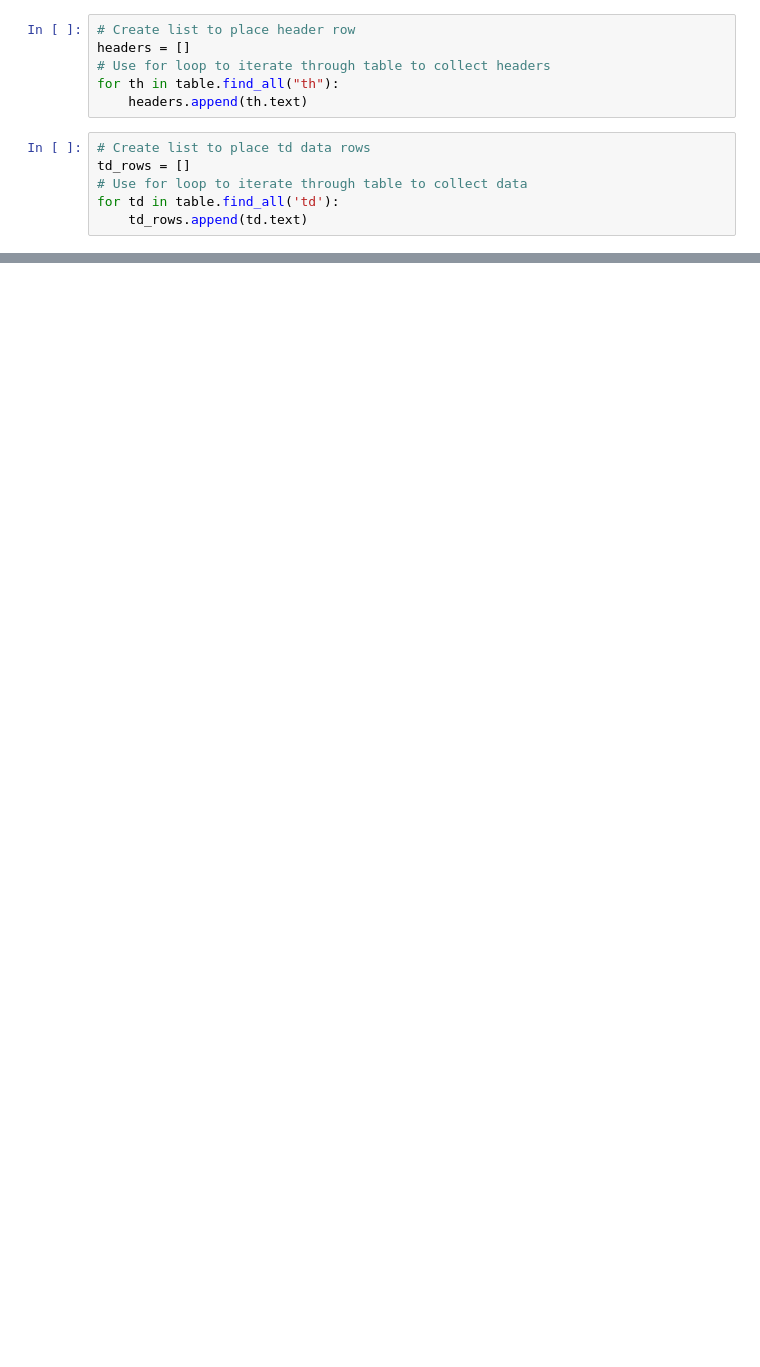
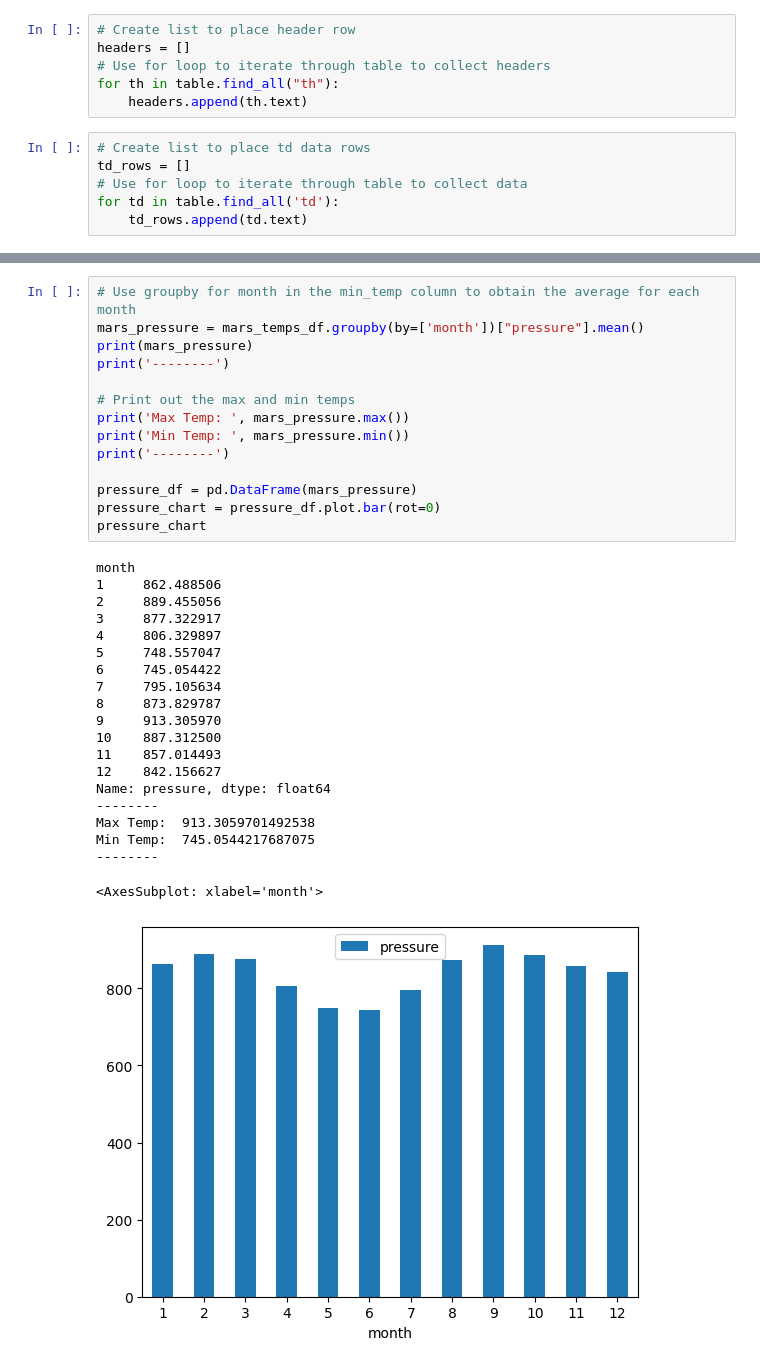
Before and after one commit to midwestbotanist/Mission-to-Mars, a Jupyter notebook: mars_data_challenge_part_2.ipynb, the cells around one changed output, grey strips where cells are left out. Cells and saved outputs as stored; diff of their text form; blank space fills up the shorter version.

```diff
--- a/mars_data_challenge_part_2.ipynb
+++ b/mars_data_challenge_part_2.ipynb
@@ -115,0 +177,35 @@ pressure
+# %%
+# Use groupby for month in the min_temp column to obtain the average for each month
+mars_pressure = mars_temps_df.groupby(by=['month'])["pressure"].mean()
+print(mars_pressure)
+print('--------')
+
+# Print out the max and min temps
+print('Max Temp: ', mars_pressure.max())
+print('Min Temp: ', mars_pressure.min())
+print('--------')
+
+pressure_df = pd.DataFrame(mars_pressure)
+pressure_chart = pressure_df.plot.bar(rot=0)
+pressure_chart
+# %% [output]
+month
+1     862.488506
+2     889.455056
+3     877.322917
+4     806.329897
+5     748.557047
+6     745.054422
+7     795.105634
+8     873.829787
+9     913.305970
+10    887.312500
+11    857.014493
+12    842.156627
+Name: pressure, dtype: float64
+--------
+Max Temp:  913.3059701492538
+Min Temp:  745.0544217687075
+--------
+<AxesSubplot: xlabel='month'>
+[figure, added]
```
Also changed, not shown: parts of 17 cells of this notebook.
